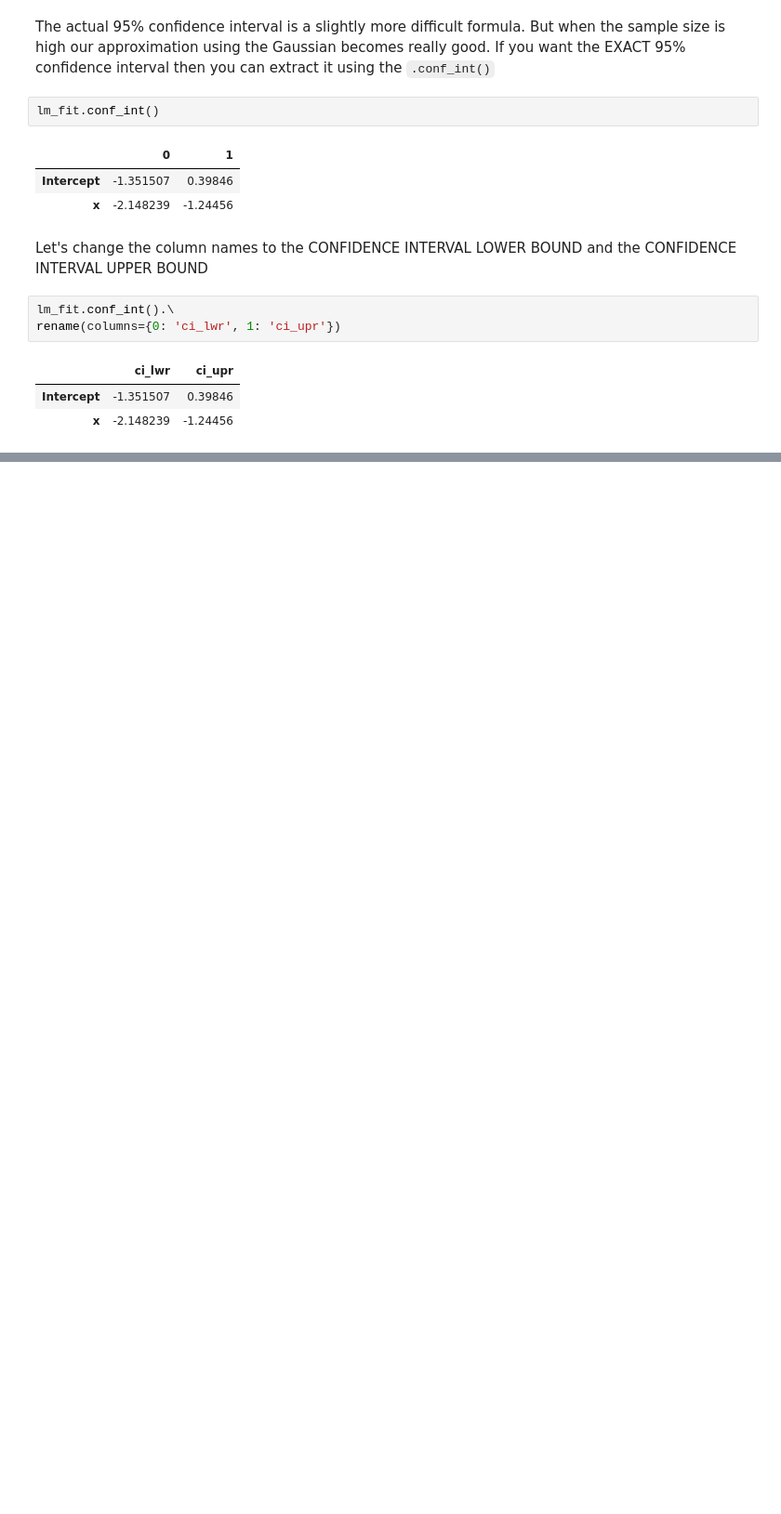
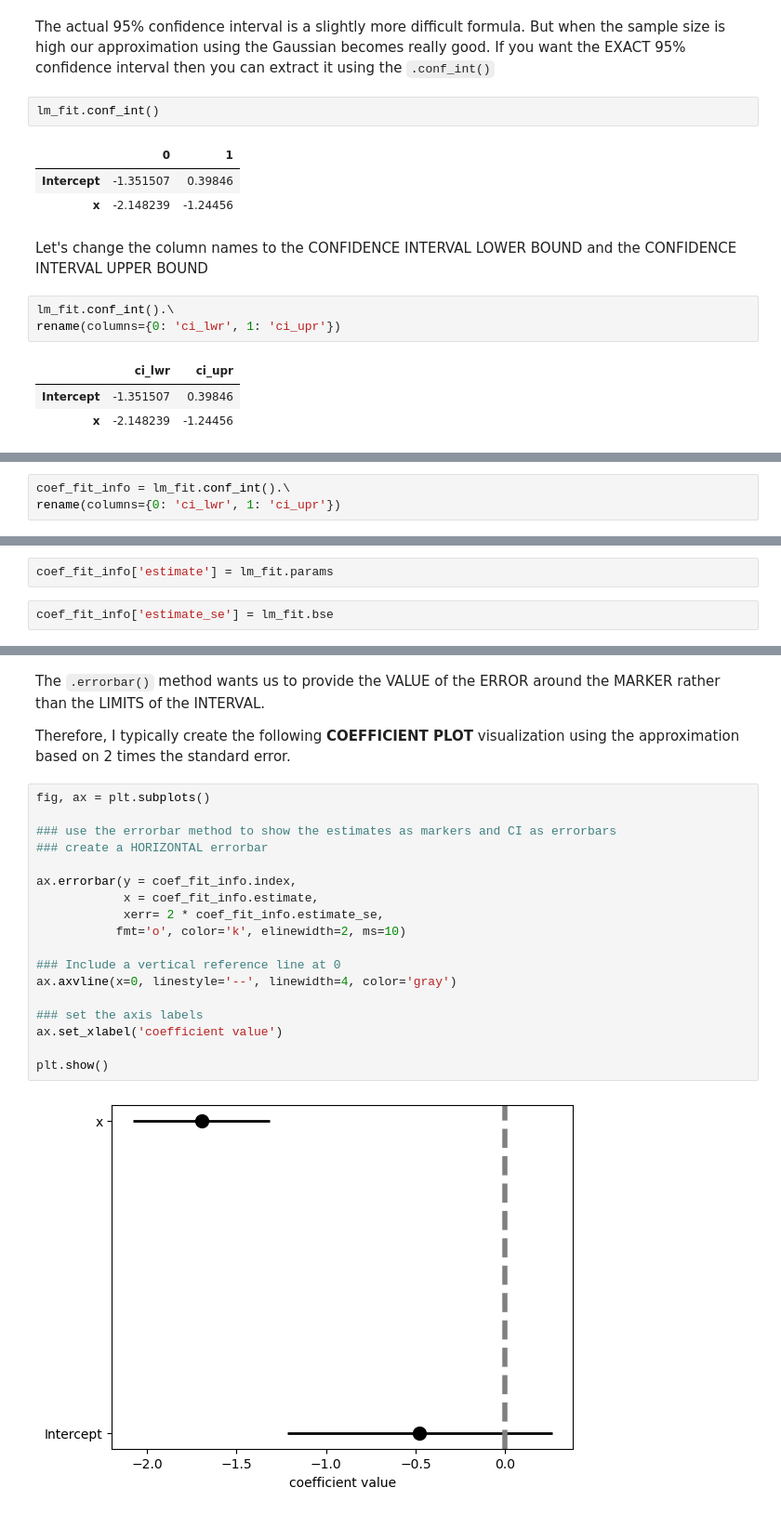
Before and after one commit to johnskpaulxqe/data-science, a Jupyter notebook: courses/CMPINF2100/publish/compinf2100_project/week_10/week_10_lm_fitting_linear.ipynb, the cells around one changed output, grey strips where cells are left out. Shown at 93% size. Drawn from its saved outputs; the diff is of its cells as text; blank space fills up the shorter version.

```diff
--- a/courses/CMPINF2100/publish/compinf2100_project/week_10/week_10_lm_fitting_linear.ipynb
+++ b/courses/CMPINF2100/publish/compinf2100_project/week_10/week_10_lm_fitting_linear.ipynb
@@ -196,0 +199,3 @@ rename(columns={0: 'ci_lwr', 1: 'ci_upr'})
+# %%
+coef_fit_info = lm_fit.conf_int().\
+rename(columns={0: 'ci_lwr', 1: 'ci_upr'})
@@ -196,0 +208,4 @@ rename(columns={0: 'ci_lwr', 1: 'ci_upr'})
+# %%
+coef_fit_info['estimate'] = lm_fit.params
+# %%
+coef_fit_info['estimate_se'] = lm_fit.bse
@@ -196,0 +266,24 @@ rename(columns={0: 'ci_lwr', 1: 'ci_upr'})
+# %% [markdown]
+The `.errorbar()` method wants us to provide the VALUE of the ERROR around the MARKER rather than the LIMITS of the INTERVAL.
+
+Therefore, I typically create the following **COEFFICIENT PLOT** visualization using the approximation based on 2 times the standard error.
+# %%
+fig, ax = plt.subplots()
+
+### use the errorbar method to show the estimates as markers and CI as errorbars
+### create a HORIZONTAL errorbar
+
+ax.errorbar(y = coef_fit_info.index,
+            x = coef_fit_info.estimate,
+            xerr= 2 * coef_fit_info.estimate_se,
+           fmt='o', color='k', elinewidth=2, ms=10)
+
+### Include a vertical reference line at 0
+ax.axvline(x=0, linestyle='--', linewidth=4, color='gray')
+
+### set the axis labels
+ax.set_xlabel('coefficient value')
+
+plt.show()
+# %% [output]
+[figure, added]
```
Also changed, not shown: parts of 28 cells of this notebook, 1 other file.
